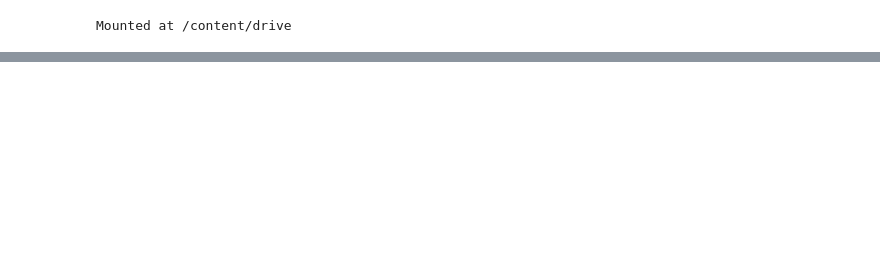
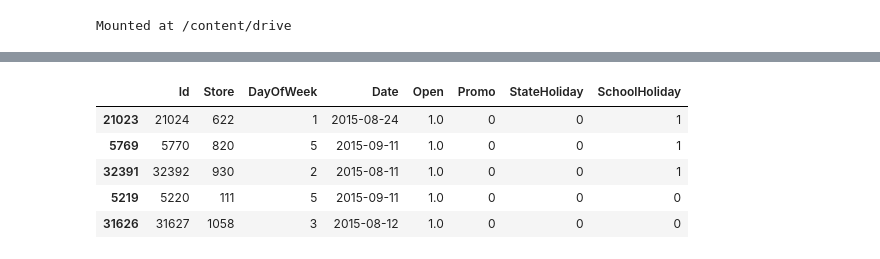
Before and after one commit to akashsinghsharma/Retail-Sales-Prediction, a Jupyter notebook: Retail_Sales_prediction.ipynb, the cells around one changed output, grey strips where cells are left out. Cells and saved outputs as stored; diff of their text form; code cells hidden in the pictures; blank space fills up the shorter version.

```diff
--- a/Retail_Sales_prediction.ipynb
+++ b/Retail_Sales_prediction.ipynb
@@ -211,0 +60,9 @@ Merging both dataframe now.
+# %%
+test.sample(5)
+# %% [output]
+|  | Id | Store | DayOfWeek | Date | Open | Promo | StateHoliday | SchoolHoliday |
+| 21023 | 21024 | 622 | 1 | 2015-08-24 | 1.0 | 0 | 0 | 1 |
+| 5769 | 5770 | 820 | 5 | 2015-09-11 | 1.0 | 0 | 0 | 1 |
+| 32391 | 32392 | 930 | 2 | 2015-08-11 | 1.0 | 0 | 0 | 1 |
+| 5219 | 5220 | 111 | 5 | 2015-09-11 | 1.0 | 0 | 0 | 0 |
+| 31626 | 31627 | 1058 | 3 | 2015-08-12 | 1.0 | 0 | 0 | 0 |
```
Also changed, not shown: parts of 26 cells of this notebook.
